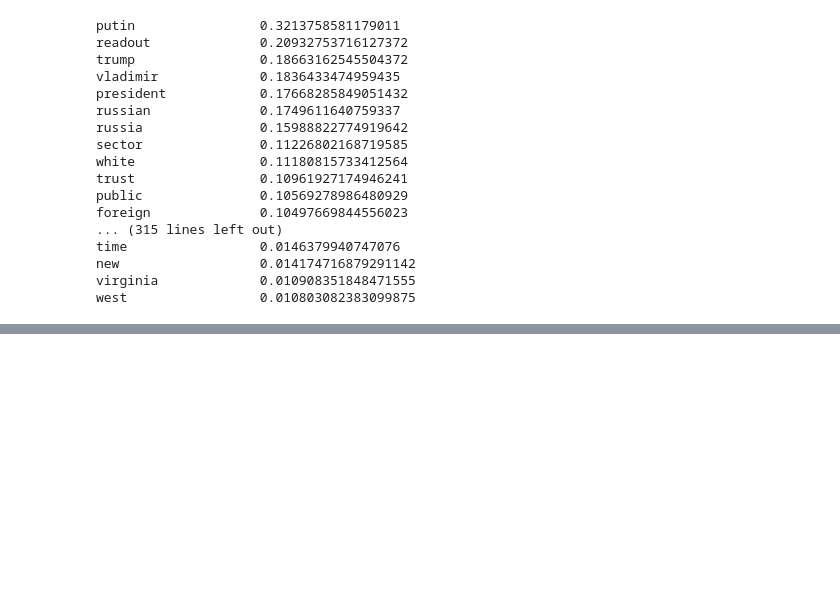
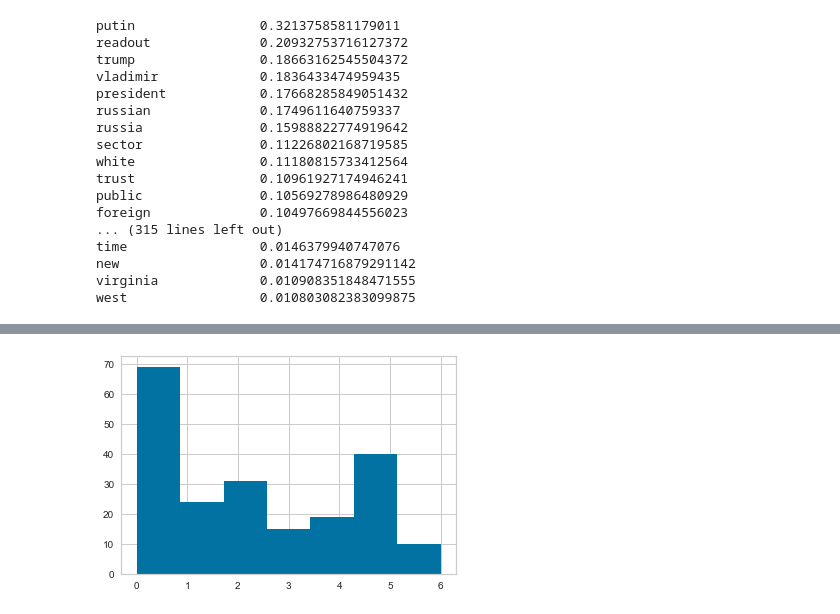
Before and after one commit to mslovett21/Bad_Press, a Jupyter notebook: Database/database.ipynb, the cells around one changed output, grey strips where cells are left out. Saved outputs shown, nothing was run; the diff lists cells and outputs as text; code cells hidden in the pictures; blank space fills up the shorter version.

```diff
--- a/Database/database.ipynb
+++ b/Database/database.ipynb
@@ -558,0 +533,8 @@ west                 0.010803082383099875
+# %%
+import matplotlib.pyplot as plt
+%matplotlib inline
+
+plt.hist(km.labels_, bins=k)
+plt.show()
+# %% [output]
+[figure, added]
```
Also changed, not shown: parts of 46 cells of this notebook, 13 other files.
